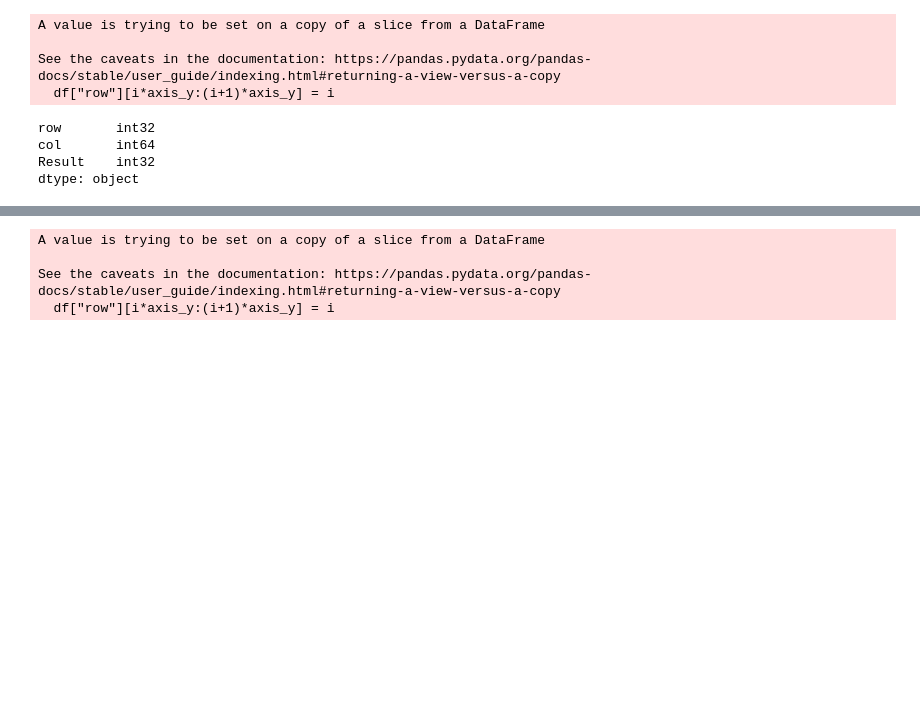
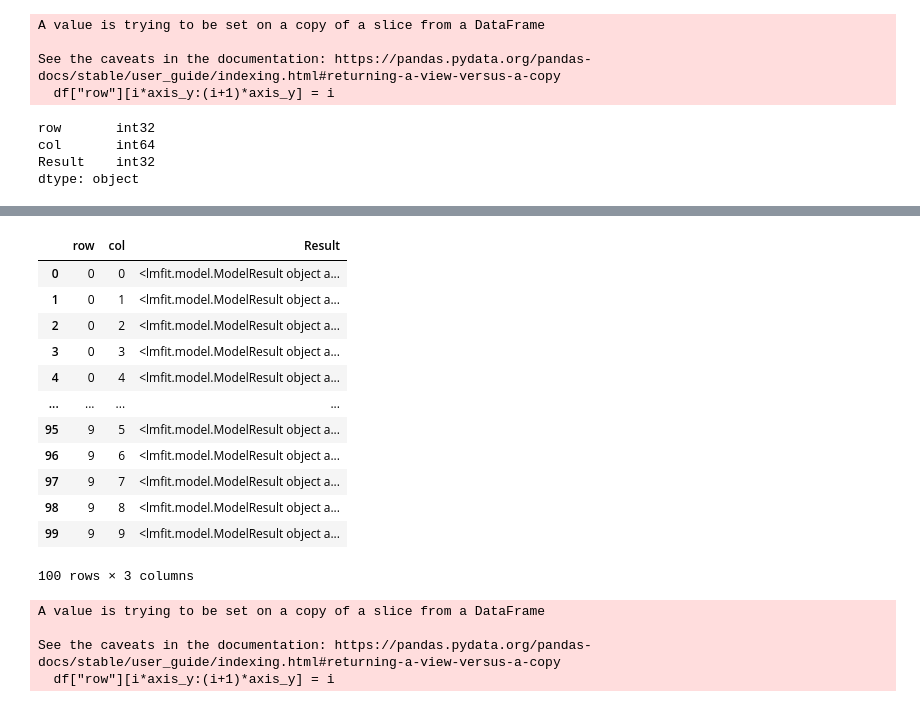
Before and after one commit to ADACS-Australia/dfisher_2022a, a Jupyter notebook: examples/single_gaussian_fitting.ipynb, the cells around one changed output, grey strips where cells are left out. Saved outputs shown, nothing was run; the diff lists cells and outputs as text; code cells hidden in the pictures; blank space fills up the shorter version.

Commit message:
Separate mapping results to dataframe from parallel model fitting

```diff
--- a/examples/single_gaussian_fitting.ipynb
+++ b/examples/single_gaussian_fitting.ipynb
@@ -144,5 +124,5 @@ cube_for_fit = ffrcube.cube
 # %%
-fc = dfi.fits.base.FitCube(cube_for_fit, model)
+fc = dfi.fits.base.FitCube(small, model)
 # %% [output]
 A value is trying to be set on a copy of a slice from a DataFrame
 
@@ -156,5 +136,5 @@ col       int64
 Result    int32
 dtype: object
 # %%
-c = fc.fit_single_spaxel(150,150)
+c = fc.fit_single_spaxel(0,0)
 # %% [output]
@@ -170,5 +186,19 @@ array([[0., 0., 0.],
 # %%
-small = cube_for_fit[:,140:150,140:150]
+fc.res
+# %% [output]
+|  | row | col | Result |
+| 0 | 0 | 0 | <lmfit.model.ModelResult object a... |
+| 1 | 0 | 1 | <lmfit.model.ModelResult object a... |
+| 2 | 0 | 2 | <lmfit.model.ModelResult object a... |
+| 3 | 0 | 3 | <lmfit.model.ModelResult object a... |
+| 4 | 0 | 4 | <lmfit.model.ModelResult object a... |
+| ... | ... | ... | ... |
+| 95 | 9 | 5 | <lmfit.model.ModelResult object a... |
+| 96 | 9 | 6 | <lmfit.model.ModelResult object a... |
+| 97 | 9 | 7 | <lmfit.model.ModelResult object a... |
+| 98 | 9 | 8 | <lmfit.model.ModelResult object a... |
+| 99 | 9 | 9 | <lmfit.model.ModelResult object a... |
+100 rows × 3 columns
 # %%
 fsmall = dfi.fits.base.FitCube(small, model)
 # %% [output]
```
Also changed, not shown: parts of 10 cells of this notebook, 1 other file.
